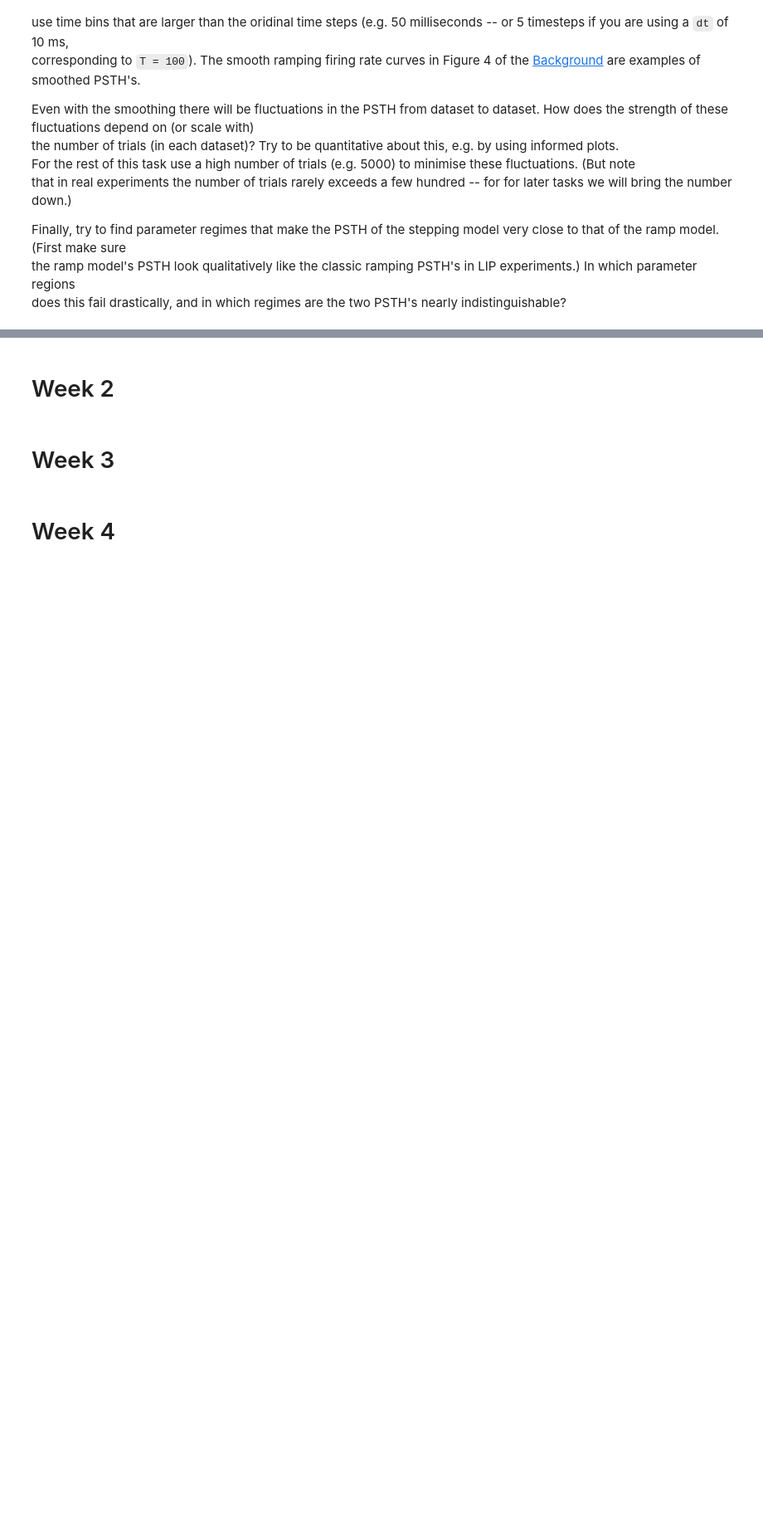
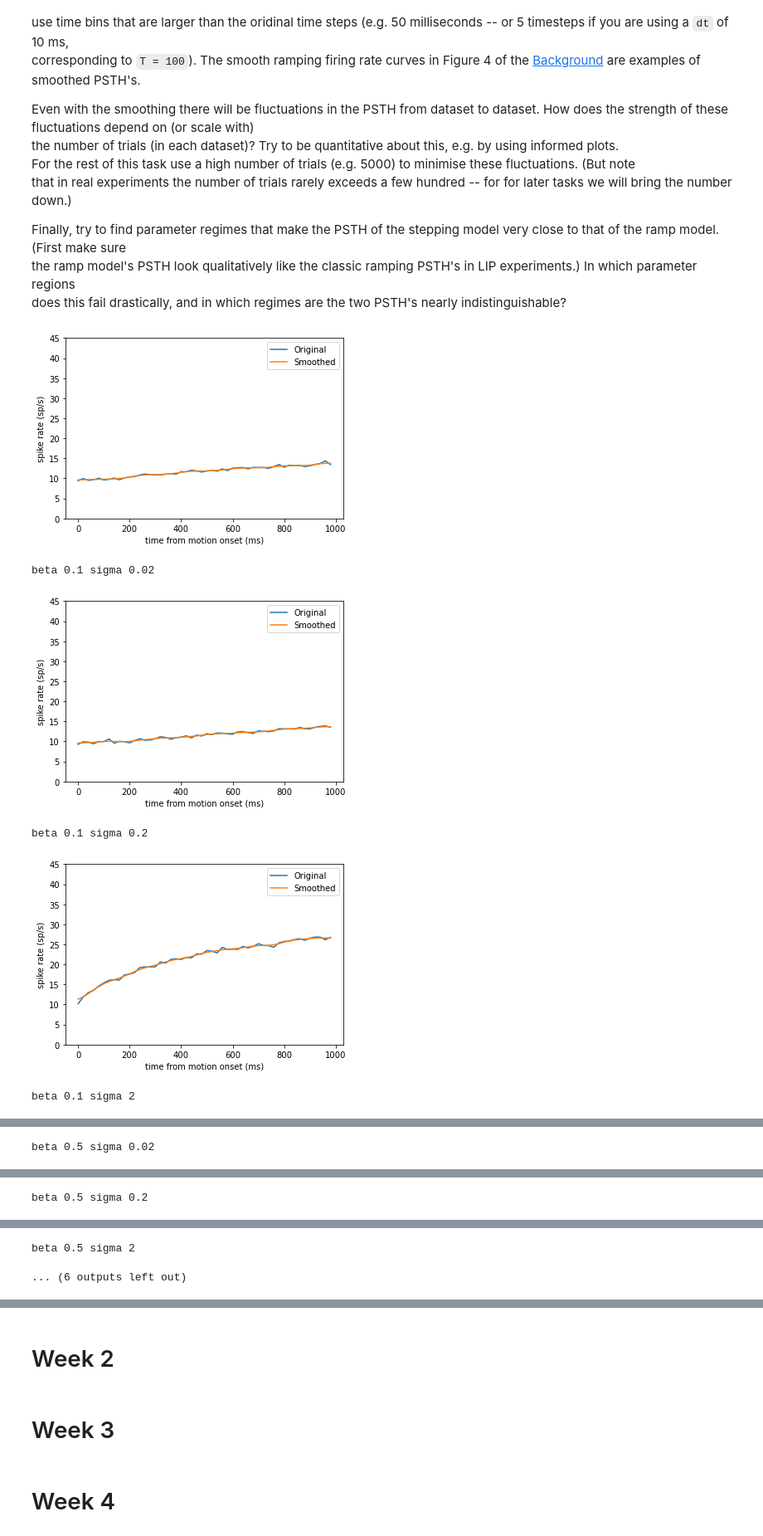
Before and after one commit to derek1909/GG3G3, a Jupyter notebook: GG3_project.ipynb, the cells around one changed output, grey strips where cells are left out. Shown at 83% size. Cells and saved outputs as stored; diff of their text form; code cells hidden in the pictures; blank space fills up the shorter version.

```diff
--- a/GG3_project.ipynb
+++ b/GG3_project.ipynb
@@ -409,3 +431,64 @@ that in real experiments the number of trials rarely exceeds a few hundred -- fo
 Finally, try to find parameter regimes that make the PSTH of the stepping model very close to that of the ramp model. (First make sure<br>
 the ramp model's PSTH look qualitatively like the classic ramping PSTH's in LIP experiments.) In which parameter regions<br>
 does this fail drastically, and in which regimes are the two PSTH's nearly indistinguishable?
+# %%
+beta_list = [0.1, 0.5, 1]
+sigma_list = [0.02, 0.2, 2]
+
+for b in beta_list:
+    for s in sigma_list:
+
+        ramp = RampModel(beta=b, sigma=s, x0=.2, Rh=50)
+        T = 100
+        N = 5000
+        ramp_arr = ramp.simulate(Ntrials=N, get_rate=False, T = T)
+
+        # record time of spikes in milliseconds
+        spike_trains_timestamp = []
+        for spike_train in ramp_arr[0]:
+            timestamp = []
+            for i in range(len(spike_train)):
+                if spike_train[i]!=0:
+                    timestamp.append(i*1e3/T)
+            spike_trains_timestamp.append(timestamp)
+
+        ## Find PSTH given spike_trains_timestamp ##
+
+        #### Important ####
+        #### Missing: plot PSTH's in different regions of each model's parameter space ####
+
+        # fig, (ax1, ax2, ax3) = plt.subplots(3)
+        # fig.suptitle("PSTH Diagram")
+
+        # Calculate the PSTH
+        bin_size = 20  # Choose an appropriate bin size for the PSTH (in milliseconds)
+        bin_edges = np.arange(0, 1e3+bin_size, bin_size)
+        psth, _ = np.histogram(np.concatenate(spike_trains_timestamp), bins=bin_edges)
+
+        averaged_psth = (psth / bin_size * 1e3) / N # spikes per sec per trail
+
+        # Plot the PSTH
+        plt.plot(bin_edges[:-1], averaged_psth,  label='Original')
+
+        from scipy.ndimage import gaussian_filter
+        sigma = 1.5 # Standard deviation of the Gaussian filter
+
+        # Apply Gaussian smoothing
+        gaussian_smoothed_psth = gaussian_filter(averaged_psth, sigma)
+
+        plt.plot(bin_edges[:-1], gaussian_smoothed_psth,  label='Smoothed')
+
+        plt.ylabel("spike rate (sp/s)")
+        plt.xlabel("time from motion onset (ms)")
+        plt.ylim(0,45)
+        plt.legend()
+        plt.show()
+
+        print("beta", b, "sigma", s)
+# %% [output]
+[figure, added]
+beta 0.1 sigma 0.02
+[figure, added]
+beta 0.1 sigma 0.2
+[figure, added]
+beta 0.1 sigma 2
@@ -411,0 +496 @@ does this fail drastically, and in which regimes are the two PSTH's nearly indis
+beta 0.5 sigma 0.02
@@ -411,0 +498 @@ does this fail drastically, and in which regimes are the two PSTH's nearly indis
+beta 0.5 sigma 0.2
@@ -411,0 +500,2 @@ does this fail drastically, and in which regimes are the two PSTH's nearly indis
+beta 0.5 sigma 2
+... (6 outputs left out)
```
Also changed, not shown: parts of 20 cells of this notebook, 2 other files.
